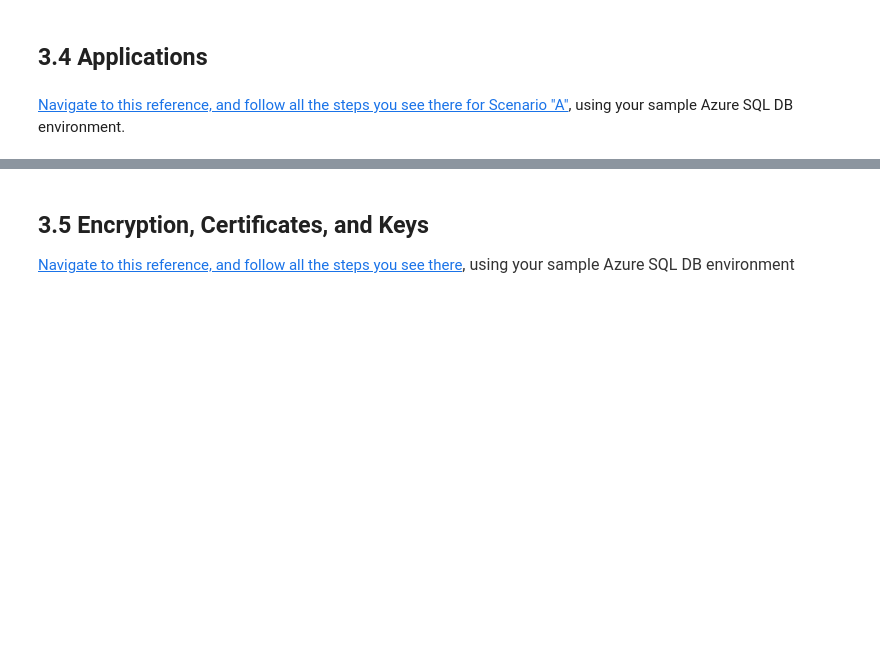
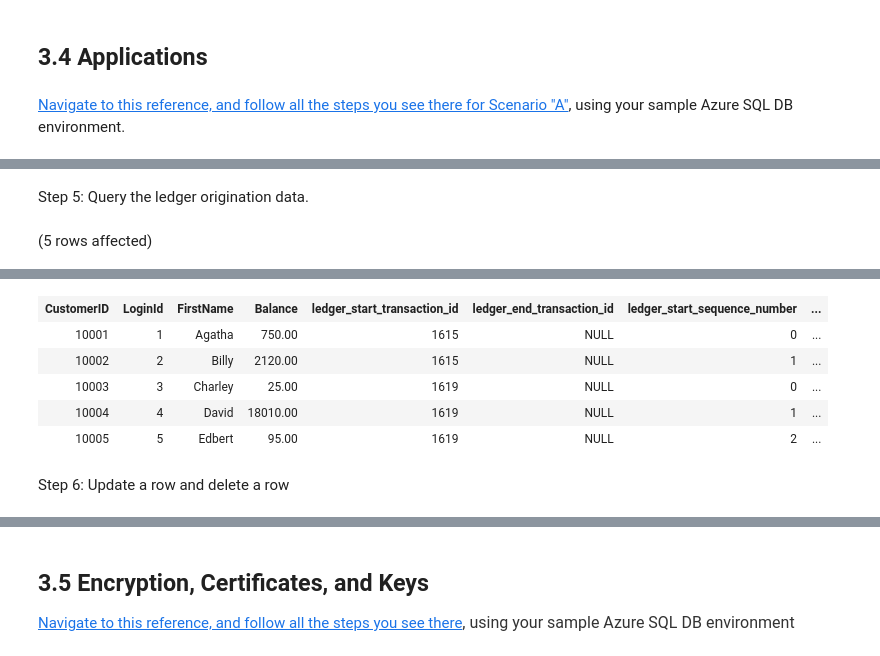
Before and after one commit to David-Seis/SecureYourAzureData, a Jupyter notebook: SQLSecurity/Security Audit Notebook.ipynb, the cells around one changed output, grey strips where cells are left out. Saved outputs shown, nothing was run; the diff lists cells and outputs as text; code cells hidden in the pictures; blank space fills up the shorter version.

```diff
--- a/SQLSecurity/Security Audit Notebook.ipynb
+++ b/SQLSecurity/Security Audit Notebook.ipynb
@@ -1162,0 +1457,15 @@ Total execution time: 00:00:00.038
+# %% [markdown]
+Step 5: Query the ledger origination data.
+# %%
+/*  Module 3, Activity 6 - View the ledger origination data */
+SELECT [CustomerID]
+   ,[LoginId]
+   ,[FirstName]
+   ,[Balance]
+   ,[ledger_start_transaction_id]
+   ,[ledger_end_transaction_id]
+   ,[ledger_start_sequence_number]
+   ,[ledger_end_sequence_number]
+ FROM [Patient].[Balance];
+# %% [output]
+(5 rows affected)
@@ -1162,0 +1473,8 @@ Total execution time: 00:00:00.038
+| CustomerID | LoginId | FirstName | Balance | ledger_start_transaction_id | ledger_end_transaction_id | ledger_start_sequence_number | ... |
+| 10001 | 1 | Agatha | 750.00 | 1615 | NULL | 0 | ... |
+| 10002 | 2 | Billy | 2120.00 | 1615 | NULL | 1 | ... |
+| 10003 | 3 | Charley | 25.00 | 1619 | NULL | 0 | ... |
+| 10004 | 4 | David | 18010.00 | 1619 | NULL | 1 | ... |
+| 10005 | 5 | Edbert | 95.00 | 1619 | NULL | 2 | ... |
+# %% [markdown]
+Step 6: Update a row and delete a row
```
Also changed, not shown: parts of 50 cells of this notebook.
